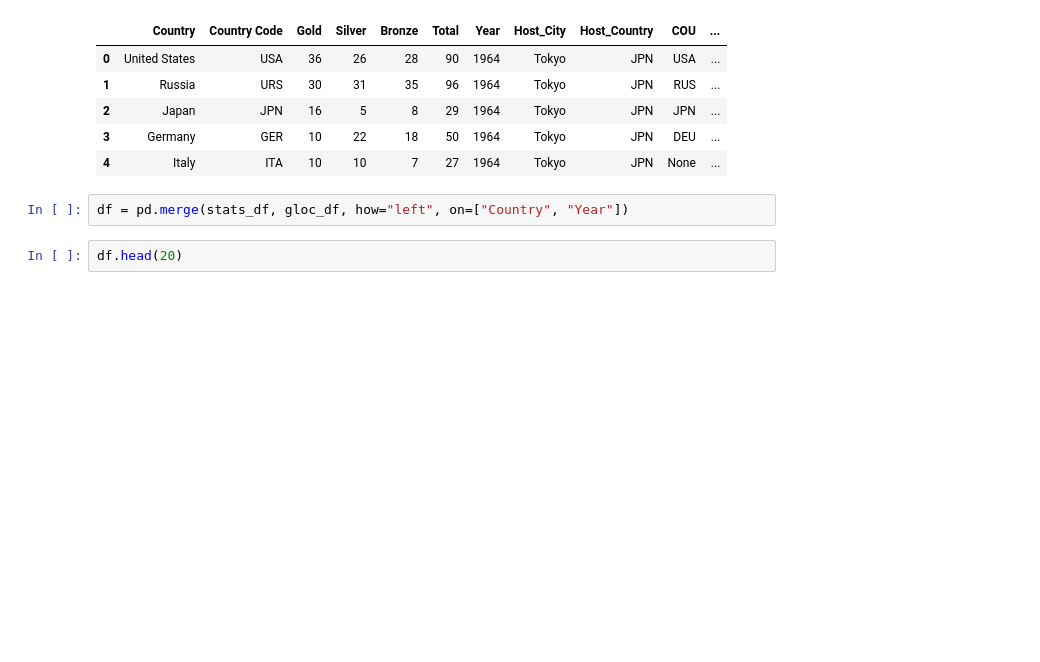
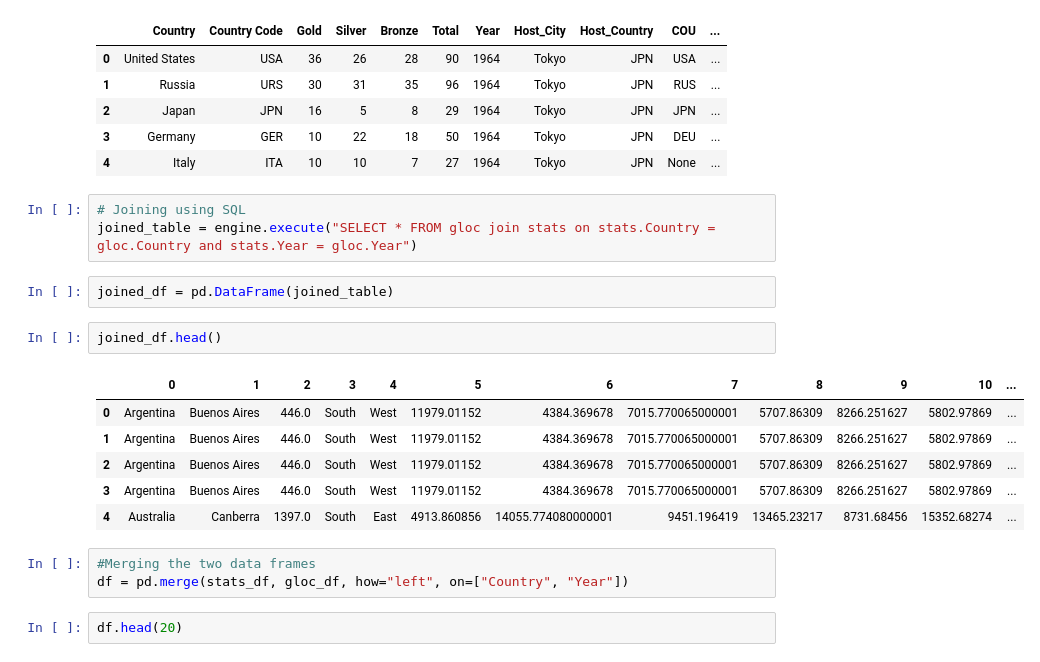
Before and after one commit to johnt1311/Olympics, a Jupyter notebook: TF/Database_and_Neural_Network.ipynb, the cells around one changed output. Saved outputs shown, nothing was run; the diff lists cells and outputs as text; blank space fills up the shorter version.

Commit message:
Updating NN with commentary and SQL inner join

```diff
--- a/TF/Database_and_Neural_Network.ipynb
+++ b/TF/Database_and_Neural_Network.ipynb
@@ -93,7 +97,22 @@ stats_df.head()
 | 2 | Japan | JPN | 16 | 5 | 8 | 29 | 1964 | Tokyo | JPN | JPN | ... |
 | 3 | Germany | GER | 10 | 22 | 18 | 50 | 1964 | Tokyo | JPN | DEU | ... |
 | 4 | Italy | ITA | 10 | 10 | 7 | 27 | 1964 | Tokyo | JPN | None | ... |
+# %%
+# Joining using SQL
+joined_table = engine.execute("SELECT * FROM gloc join stats on stats.Country = gloc.Country and stats.Year = gloc.Year")
+# %%
+joined_df = pd.DataFrame(joined_table)
+# %%
+joined_df.head()
+# %% [output]
+|  | 0 | 1 | 2 | 3 | 4 | 5 | 6 | 7 | 8 | 9 | 10 | ... |
+| 0 | Argentina | Buenos Aires | 446.0 | South | West | 11979.01152 | 4384.369678 | 7015.770065000001 | 5707.86309 | 8266.251627 | 5802.97869 | ... |
+| 1 | Argentina | Buenos Aires | 446.0 | South | West | 11979.01152 | 4384.369678 | 7015.770065000001 | 5707.86309 | 8266.251627 | 5802.97869 | ... |
+| 2 | Argentina | Buenos Aires | 446.0 | South | West | 11979.01152 | 4384.369678 | 7015.770065000001 | 5707.86309 | 8266.251627 | 5802.97869 | ... |
+| 3 | Argentina | Buenos Aires | 446.0 | South | West | 11979.01152 | 4384.369678 | 7015.770065000001 | 5707.86309 | 8266.251627 | 5802.97869 | ... |
+| 4 | Australia | Canberra | 1397.0 | South | East | 4913.860856 | 14055.774080000001 | 9451.196419 | 13465.23217 | 8731.68456 | 15352.68274 | ... |
 # %%
+#Merging the two data frames
 df = pd.merge(stats_df, gloc_df, how="left", on=["Country", "Year"])
 # %%
 df.head(20)
```
Also changed, not shown: parts of 20 cells of this notebook.
